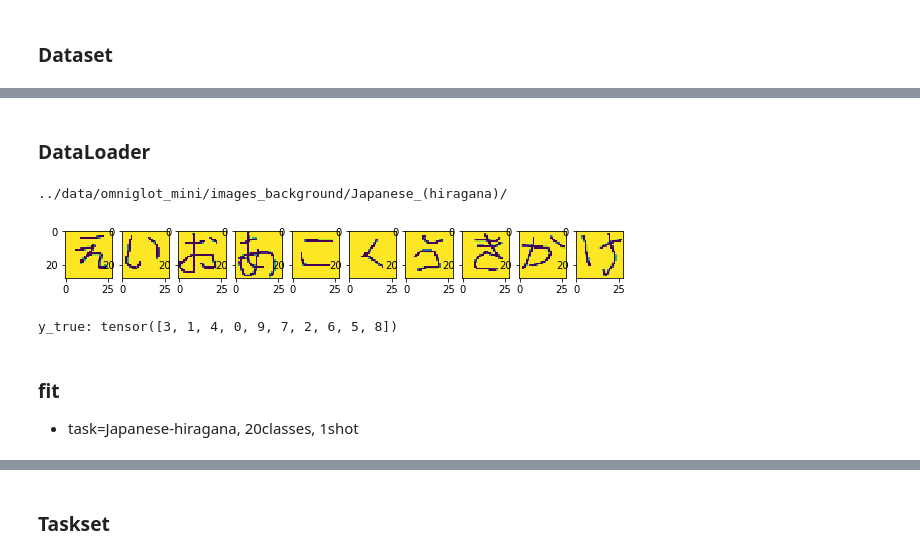
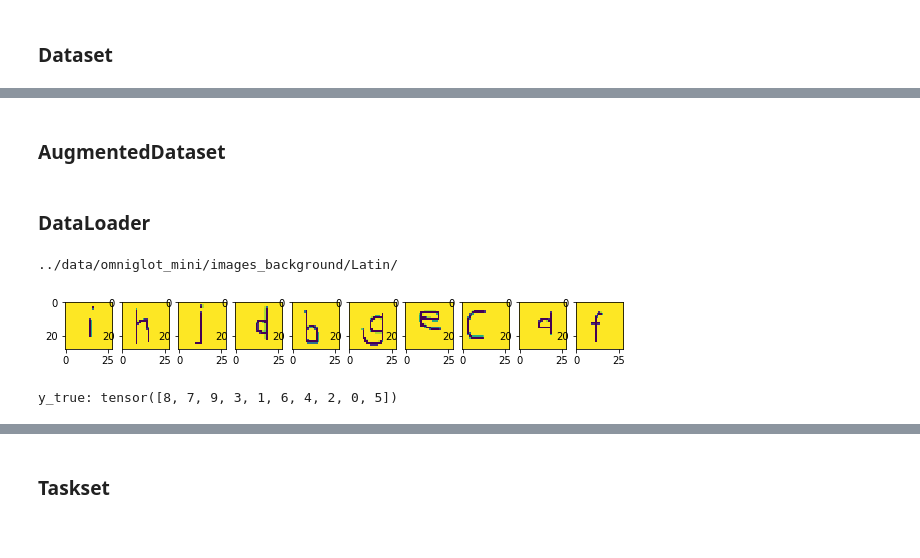
Before and after one commit to naruya/maml-pytorch, a Jupyter notebook: notebooks/maml.ipynb, the cells around one changed output, grey strips where cells are left out. Cells and saved outputs as stored; diff of their text form; code cells hidden in the pictures.

```diff
--- a/notebooks/maml.ipynb
+++ b/notebooks/maml.ipynb
@@ -135,8 +138,8 @@ class OmniglotOriginDataset(Dataset):
             if train:
                 chars = chars[train_index]
             else:
-                test_indices = list(set(np.arange(20)) - set(train_index)) # 各文字20枚ずつ入ってる
-                chars = chars[test_indices]
+                test_index = list(set(np.arange(20)) - set(train_index)) # 各文字20枚ずつ入ってる
+                chars = chars[test_index]
             for char in chars:
                 path_to_char = os.path.join(path_to_label, char)
                 image = io.imread(path_to_char)
@@ -194 +166,3 @@ chars
+# %% [markdown]
+### AugmentedDataset
 # %%
@@ -238,27 +206,24 @@ class ToTensor(object):
 ### DataLoader
 # %%
 local_task_train_data_loader = DataLoader(
-    OmniglotOriginDataset("../data/omniglot_mini/images_background/Japanese_(hiragana)/",
+    OmniglotOriginDataset("../data/omniglot_mini/images_background/Latin/",
                     n_class=n_class,
                     train=True,
                     train_index=[0],
                     transform=transforms.Compose([
                         ToTensor(),
                     ])),
     batch_size=batch_size, shuffle=True)
 
 print(local_task_train_data_loader.dataset.path)
 
 for data, target in local_task_train_data_loader: # only have one batch
     plt.figure(figsize=(10,1))
     for i, x in enumerate(data):
         plt.subplot(1, batch_size, i+1); plt.imshow(x[0])
     plt.show()
     print("y_true:", target)
 # %% [output]
-../data/omniglot_mini/images_background/Japanese_(hiragana)/
+../data/omniglot_mini/images_background/Latin/
-[figure, old version]
+[figure, new version]
-y_true: tensor([3, 1, 4, 0, 9, 7, 2, 6, 5, 8])
+y_true: tensor([8, 7, 9, 3, 1, 6, 4, 2, 0, 5])
-# %% [markdown]
-### fit
-- task=Japanese-hiragana, 20classes, 1shot
```
Also changed, not shown: parts of 17 cells of this notebook.
